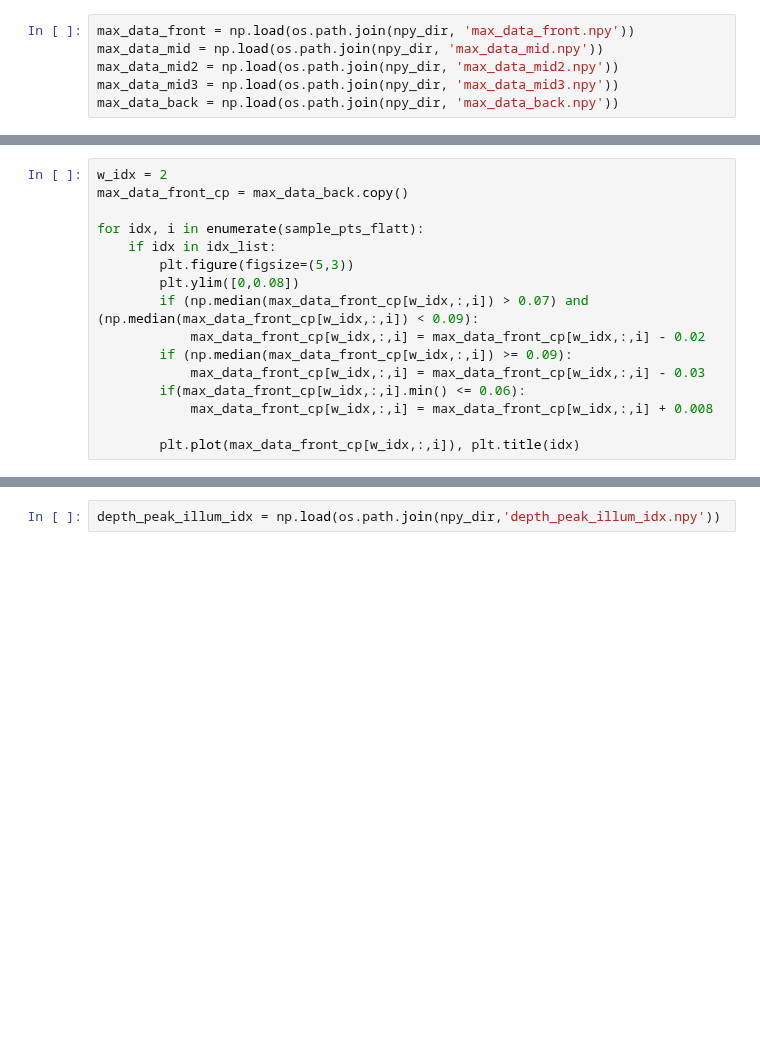
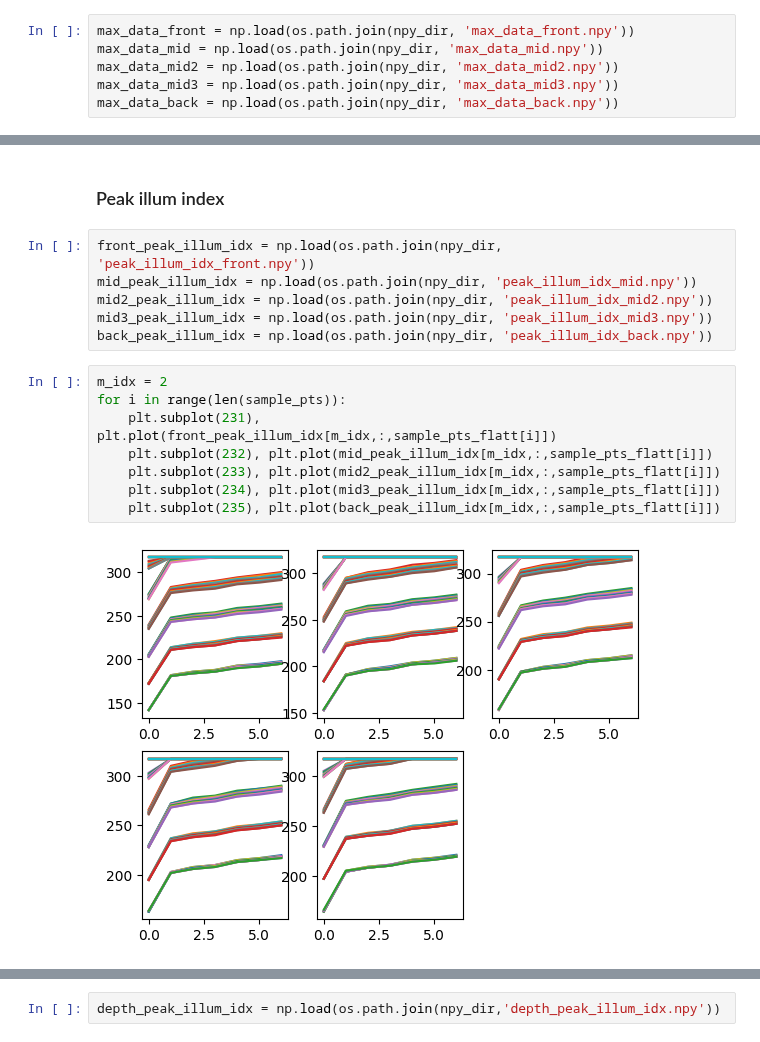
Before and after one commit to shshin1210/DSL, a Jupyter notebook: hyper_sl/image_formation/debug.ipynb, the cells around one changed output, grey strips where cells are left out. Saved outputs shown, nothing was run; the diff lists cells and outputs as text; blank space fills up the shorter version.

```diff
--- a/hyper_sl/image_formation/debug.ipynb
+++ b/hyper_sl/image_formation/debug.ipynb
@@ -34,16 +91,0 @@ idx_list = np.array([3 + 8*i for i in range(10)])
-# %%
-w_idx = 2
-max_data_front_cp = max_data_back.copy()
-
-for idx, i in enumerate(sample_pts_flatt):
-    if idx in idx_list:
-        plt.figure(figsize=(5,3))
-        plt.ylim([0,0.08])
-        if (np.median(max_data_front_cp[w_idx,:,i]) > 0.07) and (np.median(max_data_front_cp[w_idx,:,i]) < 0.09):
-            max_data_front_cp[w_idx,:,i] = max_data_front_cp[w_idx,:,i] - 0.02
-        if (np.median(max_data_front_cp[w_idx,:,i]) >= 0.09):
-            max_data_front_cp[w_idx,:,i] = max_data_front_cp[w_idx,:,i] - 0.03
-        if(max_data_front_cp[w_idx,:,i].min() <= 0.06):
-            max_data_front_cp[w_idx,:,i] = max_data_front_cp[w_idx,:,i] + 0.008
-
-        plt.plot(max_data_front_cp[w_idx,:,i]), plt.title(idx)
@@ -60,0 +92,18 @@ for idx, i in enumerate(sample_pts_flatt):
+# %% [markdown]
+### Peak illum index
+# %%
+front_peak_illum_idx = np.load(os.path.join(npy_dir, 'peak_illum_idx_front.npy'))
+mid_peak_illum_idx = np.load(os.path.join(npy_dir, 'peak_illum_idx_mid.npy'))
+mid2_peak_illum_idx = np.load(os.path.join(npy_dir, 'peak_illum_idx_mid2.npy'))
+mid3_peak_illum_idx = np.load(os.path.join(npy_dir, 'peak_illum_idx_mid3.npy'))
+back_peak_illum_idx = np.load(os.path.join(npy_dir, 'peak_illum_idx_back.npy'))
+# %%
+m_idx = 2
+for i in range(len(sample_pts)):
+    plt.subplot(231), plt.plot(front_peak_illum_idx[m_idx,:,sample_pts_flatt[i]])
+    plt.subplot(232), plt.plot(mid_peak_illum_idx[m_idx,:,sample_pts_flatt[i]])
+    plt.subplot(233), plt.plot(mid2_peak_illum_idx[m_idx,:,sample_pts_flatt[i]])
+    plt.subplot(234), plt.plot(mid3_peak_illum_idx[m_idx,:,sample_pts_flatt[i]])
+    plt.subplot(235), plt.plot(back_peak_illum_idx[m_idx,:,sample_pts_flatt[i]])
+# %% [output]
+[figure, added]
```
Also changed, not shown: parts of 42 cells of this notebook, 4 other files.
